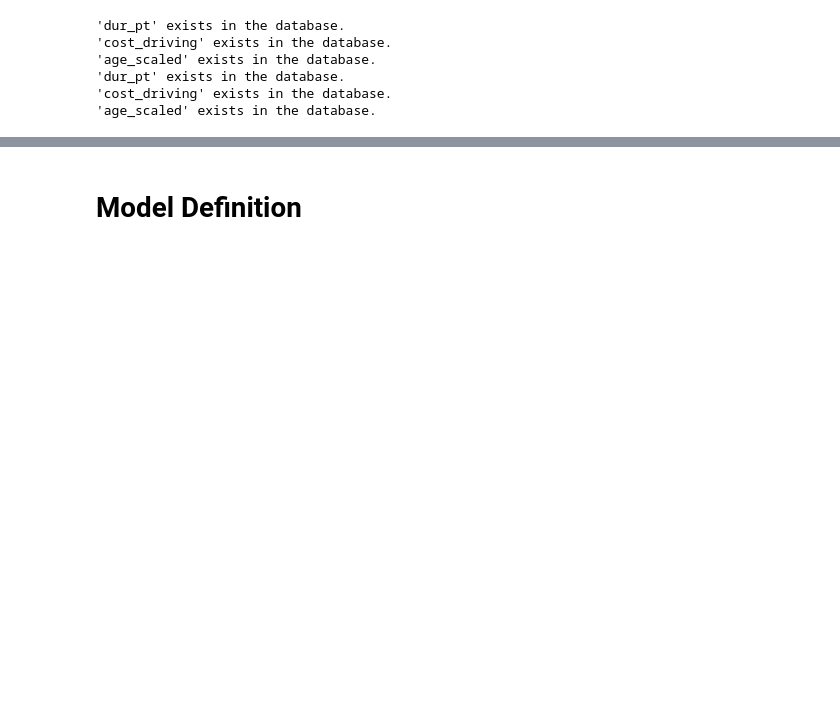
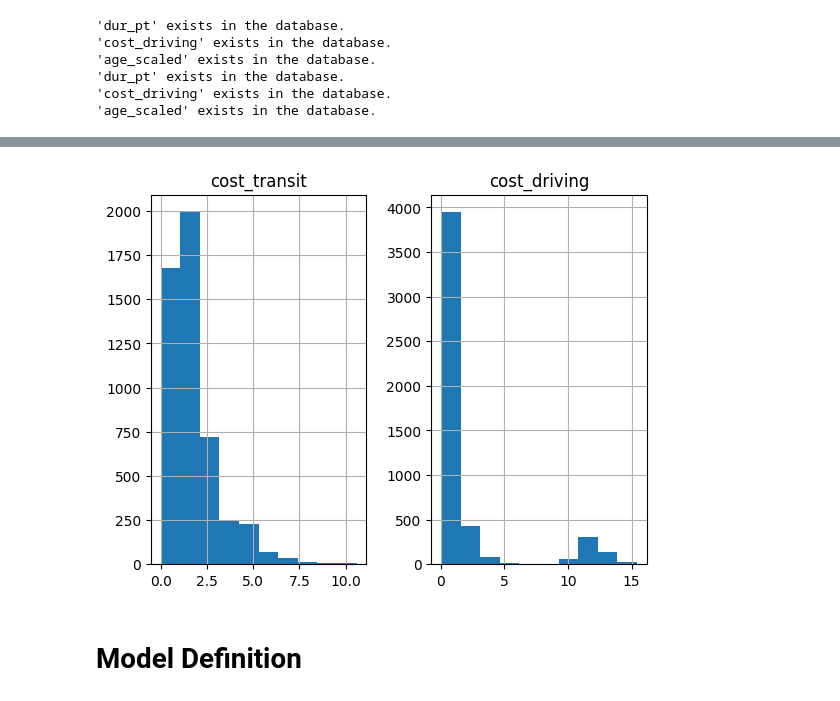
Before and after one commit to jayati-17/Discrete_choice_modelling, a Jupyter notebook: Model_3/Model_3.ipynb, the cells around one changed output, grey strips where cells are left out. Cells and saved outputs as stored; diff of their text form; code cells hidden in the pictures; blank space fills up the shorter version.

```diff
--- a/Model_3/Model_3.ipynb
+++ b/Model_3/Model_3.ipynb
@@ -119,3 +124,7 @@ dur_pt = dur_pt_access + dur_pt_int + dur_pt_bus + dur_pt_rail  # Public transpo
+# %%
+hist = df[['cost_transit','cost_driving']].hist()
+# %% [output]
+[figure, added]
 # %% [markdown]
 # Model Definition
 # %%
```
Also changed, not shown: parts of 18 cells of this notebook, 16 other files.
